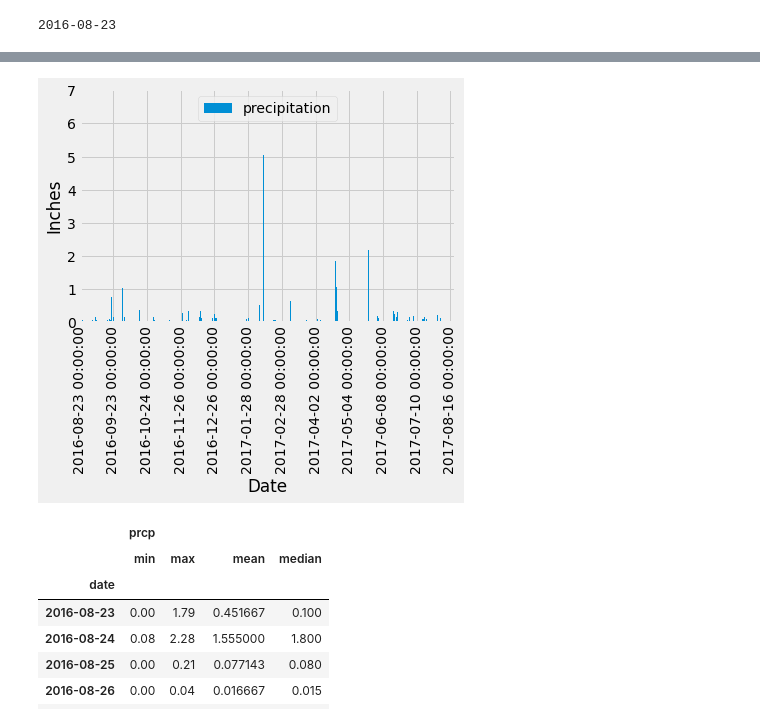
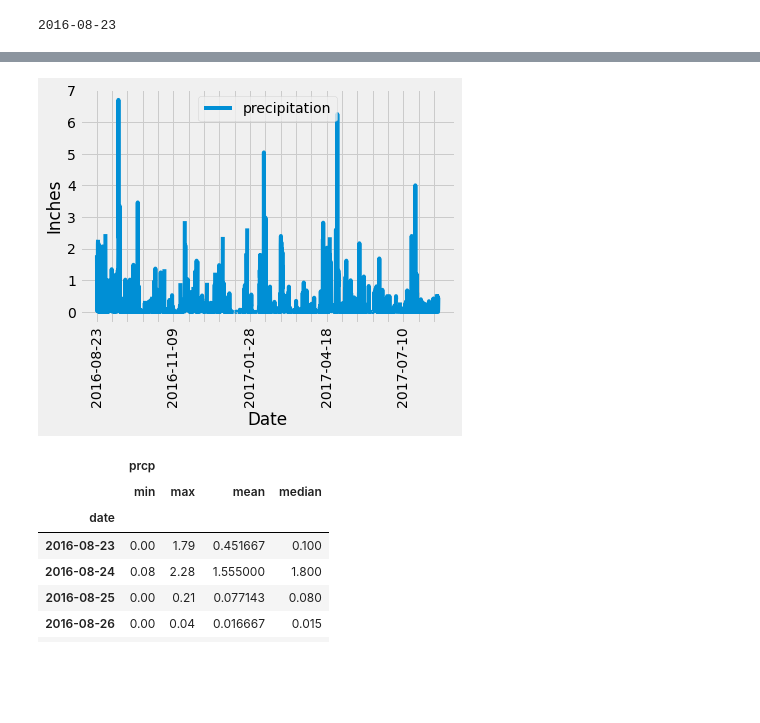
Before and after one commit to nappytrails/sqlalchemy_challenge, a Jupyter notebook: analysis_and_exploration.ipynb, the cells around one changed output, grey strips where cells are left out. Saved outputs shown, nothing was run; the diff lists cells and outputs as text; code cells hidden in the pictures; blank space fills up the shorter version.

Commit message:
Add prcp plot; Update app.py

```diff
--- a/analysis_and_exploration.ipynb
+++ b/analysis_and_exploration.ipynb
@@ -104,6 +104,4 @@ print(year_prior_date)
 2016-08-23
 # %%
 # Perform a query to retrieve the data and precipitation scores
-prcp_query_results = (session.query(Measurement.date, Measurement.prcp)
-              .filter(Measurement.date >= '2016-08-23')
-              .filter(Measurement.date <= '2017-08-23'))
+prcp_query_results = session.query(Measurement.date, Measurement.prcp).filter(Measurement.date >= '2016-08-23').all()
@@ -147,0 +108,7 @@ prcp_query_df
+# %%
+# Save the query results as a Pandas DataFrame and
+prcp_query_df = pd.DataFrame(prcp_query_results, columns=["date","prcp"])
+
+# Set the index to the date column and sort the dataframe by date
+prcp_query_df = prcp_query_df.sort_values("date").set_index("date")
+prcp_query_df
@@ -148,13 +130,13 @@ prcp_query_df
 # %%
 # Plot the dataframe using a bar plot
-prcp_query_df.plot(kind="bar", rot=90)
-plt.xticks(np.arange(0, 2230, step=200))
+prcp_query_df.plot(rot=90)
+plt.xticks(np.arange(0, 2230, step=100))
 plt.xlabel("Date")
 plt.ylabel("Inches")
 plt.legend(["precipitation"])
 plt.show()
 # %% [output]
-[figure, old version]
+[figure, new version]
 # %%
 # Print the summary statistics for the precipitation data
 prcp_summary_df = prcp_query_df.groupby(by="date").agg(["min","max","mean","median"])
```
Also changed, not shown: parts of 3 cells of this notebook, 1 other file.
